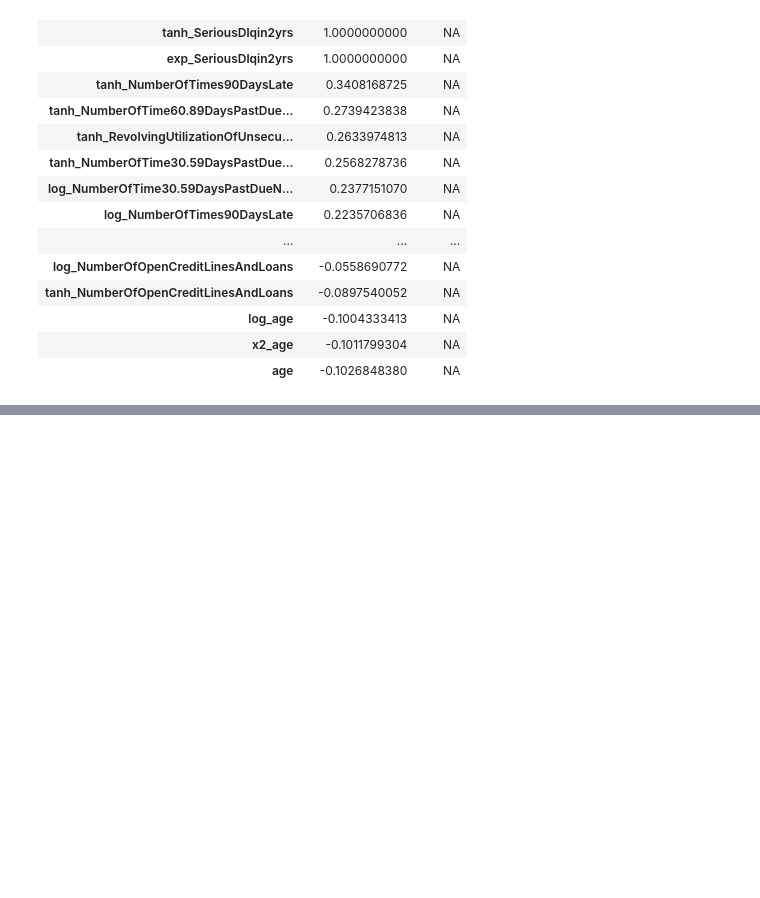
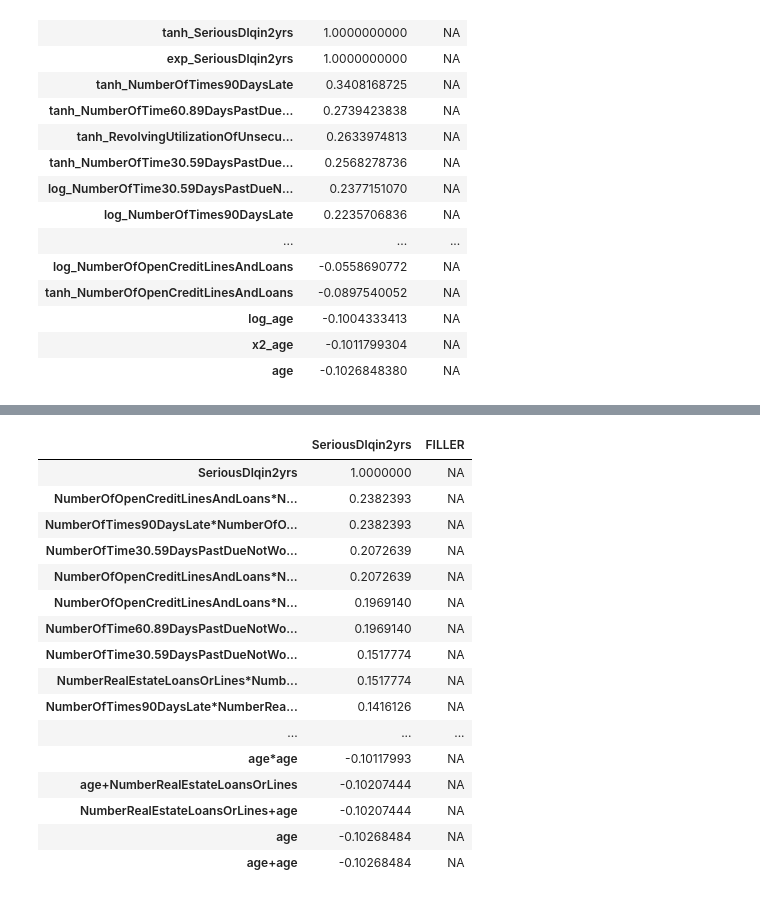
Before and after one commit to robaleman/givemesomecredit-kaggle-competition, a Jupyter notebook: Basic-Feature-Transforms.ipynb, the cells around one changed output, grey strips where cells are left out. Drawn from its saved outputs; the diff is of its cells as text; code cells hidden in the pictures; blank space fills up the shorter version.

```diff
--- a/Basic-Feature-Transforms.ipynb
+++ b/Basic-Feature-Transforms.ipynb
@@ -135,0 +138,4 @@ new.corr[ order(-new.corr[,1, drop=FALSE]),]
+# %%
+df <- read.csv("cs-training.csv")
+df <- na.omit(df)
+head(df)
@@ -135,0 +177,16 @@ new.corr[ order(-new.corr[,1, drop=FALSE]),]
+# %%
+features <- colnames(df)
+for (i in 4:length(features)) {
+    for (j in 4:length(features)) {
+        feature.one = colnames(df)[i]
+        feature.two = colnames(df)[j]
+
+        if ( !( is.na ( max(df[,feature.one]) * max(df[,feature.two]) ) ) ) {
+            var.name = paste(feature.one, feature.two, sep="*")
+            df[,var.name] <- df[,feature.one] * df[,feature.two]
+        }
+
+        var.name = paste(feature.one, feature.two, sep="+")
+        df[,var.name] <- df[,feature.one] + df[,feature.two]
+    }
+}
@@ -135,0 +216,23 @@ new.corr[ order(-new.corr[,1, drop=FALSE]),]
+# %%
+corr <- na.omit ( as.data.frame(cor(na.omit(df)))[,2, drop=FALSE] )#[order(df$SeriousDlqin2yrs),]
+# %%
+corr$FILLER <- NA
+corr[ order(-corr[,1, drop=FALSE]),]
+# %% [output]
+|  | SeriousDlqin2yrs | FILLER |
+| SeriousDlqin2yrs | 1.0000000 | NA |
+| NumberOfOpenCreditLinesAndLoans*N... | 0.2382393 | NA |
+| NumberOfTimes90DaysLate*NumberOfO... | 0.2382393 | NA |
+| NumberOfTime30.59DaysPastDueNotWo... | 0.2072639 | NA |
+| NumberOfOpenCreditLinesAndLoans*N... | 0.2072639 | NA |
+| NumberOfOpenCreditLinesAndLoans*N... | 0.1969140 | NA |
+| NumberOfTime60.89DaysPastDueNotWo... | 0.1969140 | NA |
+| NumberOfTime30.59DaysPastDueNotWo... | 0.1517774 | NA |
+| NumberRealEstateLoansOrLines*Numb... | 0.1517774 | NA |
+| NumberOfTimes90DaysLate*NumberRea... | 0.1416126 | NA |
+| ... | ... | ... |
+| age*age | -0.10117993 | NA |
+| age+NumberRealEstateLoansOrLines | -0.10207444 | NA |
+| NumberRealEstateLoansOrLines+age | -0.10207444 | NA |
+| age | -0.10268484 | NA |
+| age+age | -0.10268484 | NA |
```
Also changed, not shown: parts of 7 cells of this notebook.
